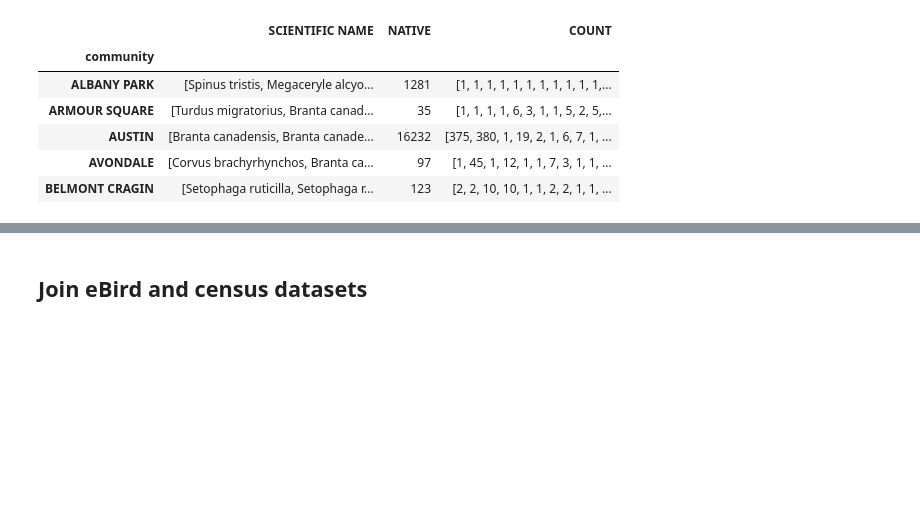
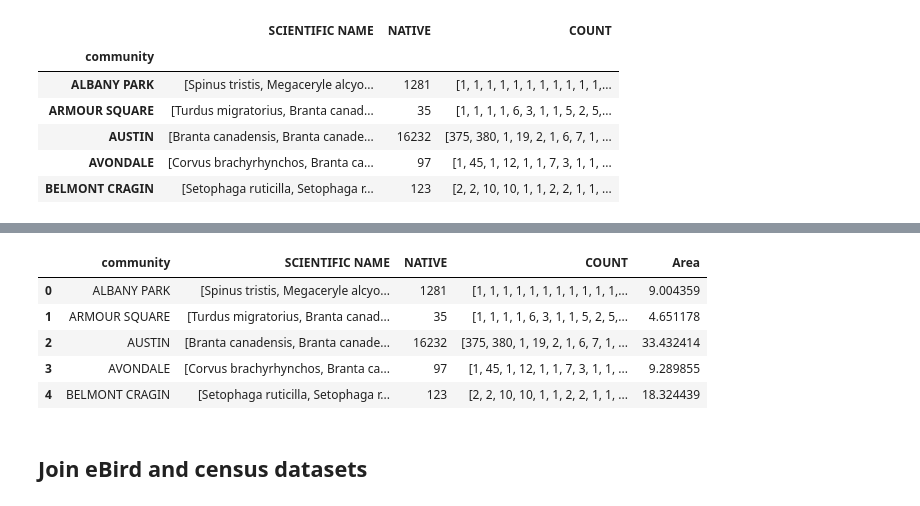
Before and after one commit to uic-cs418/group-project-the-data-sleuths, a Jupyter notebook: eBirdClean.ipynb, the cells around one changed output, grey strips where cells are left out. Cells and saved outputs as stored; diff of their text form; code cells hidden in the pictures; blank space fills up the shorter version.

```diff
--- a/eBirdClean.ipynb
+++ b/eBirdClean.ipynb
@@ -160,3 +191,7 @@ grouped.head()
 | AUSTIN | [Branta canadensis, Branta canade... | 16232 | [375, 380, 1, 19, 2, 1, 6, 7, 1, ... |
 | AVONDALE | [Corvus brachyrhynchos, Branta ca... | 97 | [1, 45, 1, 12, 1, 1, 7, 3, 1, 1, ... |
 | BELMONT CRAGIN | [Setophaga ruticilla, Setophaga r... | 123 | [2, 2, 10, 10, 1, 1, 2, 2, 1, 1, ... |
+# %%
+com_areas = com_areas.to_crs(epsg=3857)
+com_areas["Area"] = com_areas['geometry'].area / 10 ** 6
+print(com_areas['Area'])
@@ -163,3 +211,15 @@ grouped.head()
+# %%
+com_area_size = com_areas[["community","Area"]]
+grouped = grouped.merge(com_area_size,on="community",how="left")
+# %%
+grouped.head(5)
+# %% [output]
+|  | community | SCIENTIFIC NAME | NATIVE | COUNT | Area |
+| 0 | ALBANY PARK | [Spinus tristis, Megaceryle alcyo... | 1281 | [1, 1, 1, 1, 1, 1, 1, 1, 1, 1, 1,... | 9.004359 |
+| 1 | ARMOUR SQUARE | [Turdus migratorius, Branta canad... | 35 | [1, 1, 1, 1, 6, 3, 1, 1, 5, 2, 5,... | 4.651178 |
+| 2 | AUSTIN | [Branta canadensis, Branta canade... | 16232 | [375, 380, 1, 19, 2, 1, 6, 7, 1, ... | 33.432414 |
+| 3 | AVONDALE | [Corvus brachyrhynchos, Branta ca... | 97 | [1, 45, 1, 12, 1, 1, 7, 3, 1, 1, ... | 9.289855 |
+| 4 | BELMONT CRAGIN | [Setophaga ruticilla, Setophaga r... | 123 | [2, 2, 10, 10, 1, 1, 2, 2, 1, 1, ... | 18.324439 |
 # %% [markdown]
 ## Join eBird and census datasets
 # %%
```
Also changed, not shown: parts of 25 cells of this notebook.
